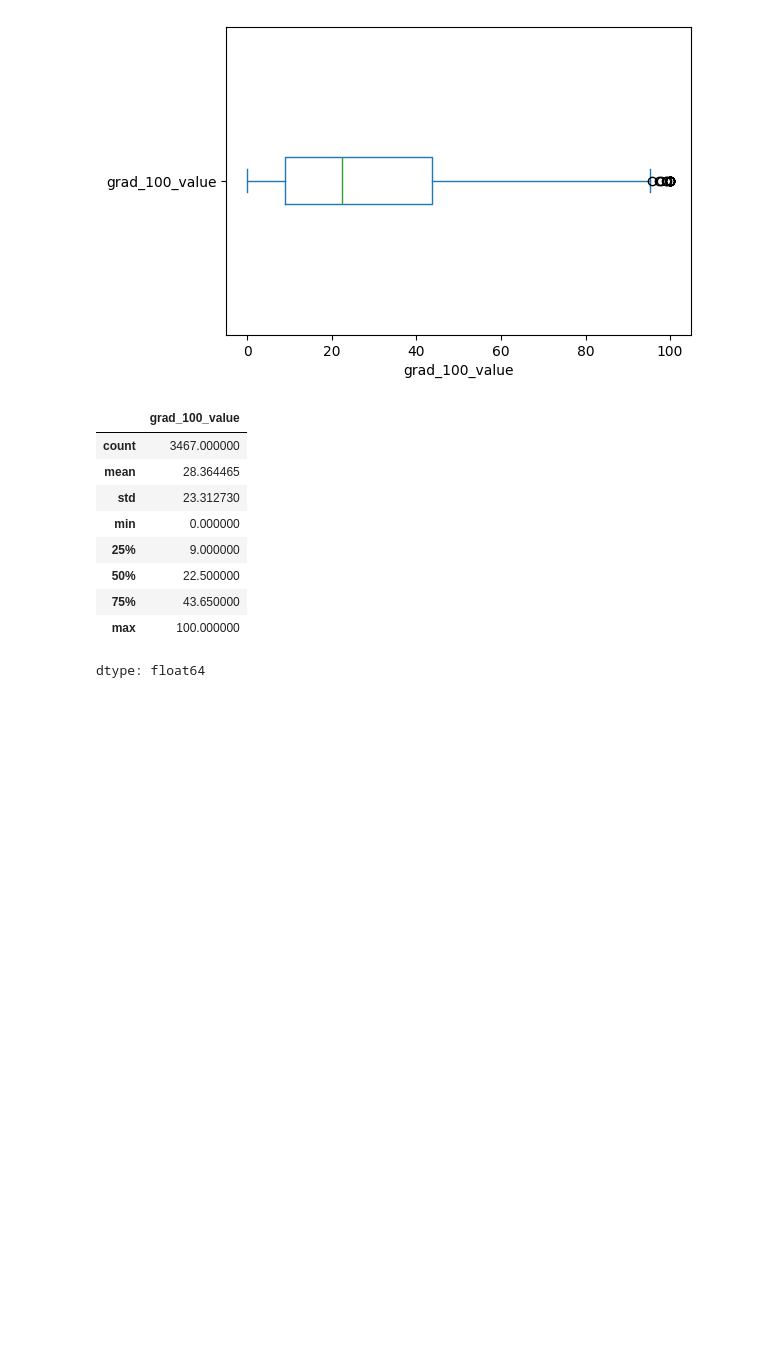
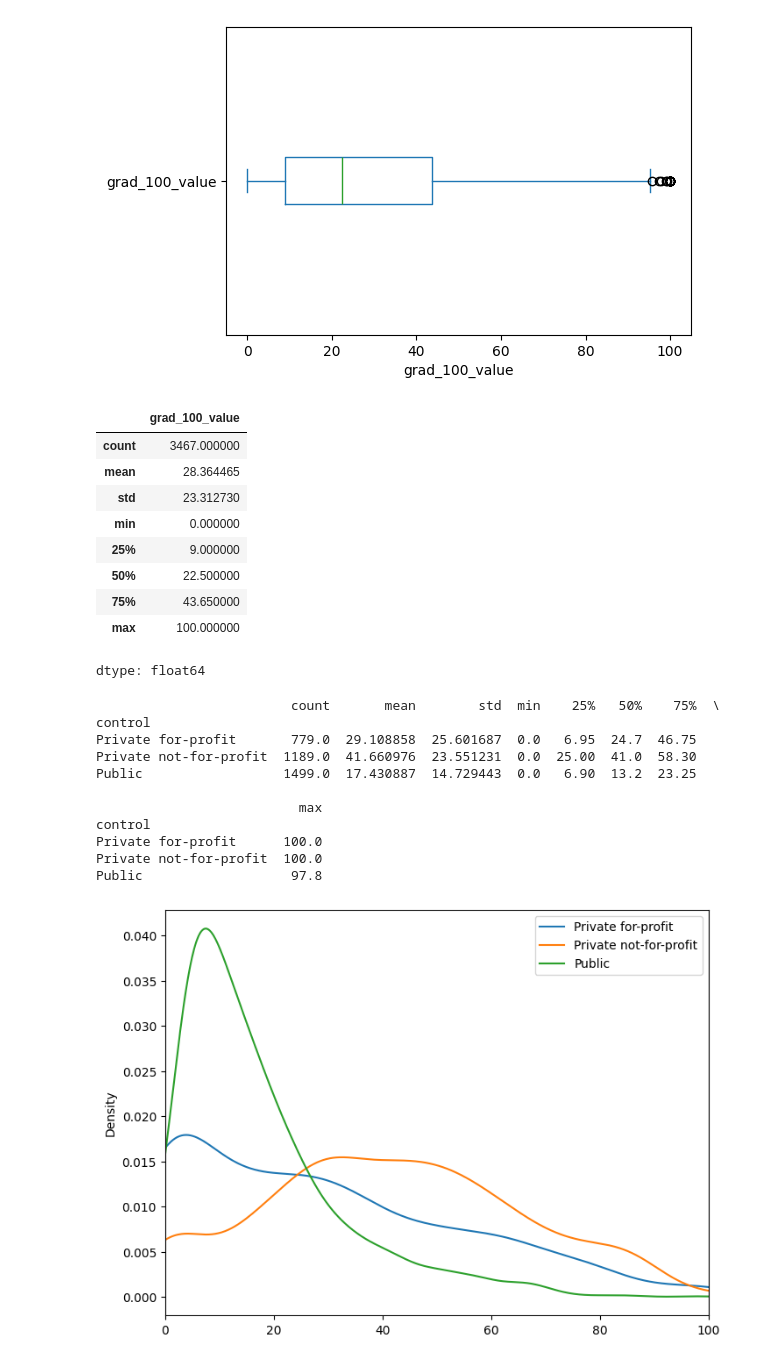
Before and after one commit to miacachion/visualization_assignment, a Jupyter notebook: assignment.ipynb, the cells around one changed output. Saved outputs shown, nothing was run; the diff lists cells and outputs as text; code cells hidden in the pictures; blank space fills up the shorter version.

```diff
--- a/assignment.ipynb
+++ b/assignment.ipynb
@@ -162,3 +162,32 @@ df['grad_100_value'].describe()
 | 75% | 43.650000 |
 | max | 100.000000 |
 dtype: float64
+# %%
+#5
+
+# Kernel Density Plot by Control
+
+plt.figure(figsize=(8,6))
+for name, group in df.groupby("control"):
+    group[var].plot.density(label=name)
+    plt.xlim(0,100)
+    plt.legend()
+
+# Density is concentrated around 10% graduation rate for public institutions and around 40% for Private not-for-profit institutions, more spread out for Private for profit
+
+print(df.groupby("control")[var].describe())
+
+# Generally best/highest graduation rates for Private non-for-profit
+# %% [output]
+                         count       mean        std  min    25%   50%    75%  \
+control
+Private for-profit       779.0  29.108858  25.601687  0.0   6.95  24.7  46.75
+Private not-for-profit  1189.0  41.660976  23.551231  0.0  25.00  41.0  58.30
+Public                  1499.0  17.430887  14.729443  0.0   6.90  13.2  23.25
+
+                          max
+control
+Private for-profit      100.0
+Private not-for-profit  100.0
+Public                   97.8
+[figure, added]
```
Also changed, not shown: parts of 7 cells of this notebook.
